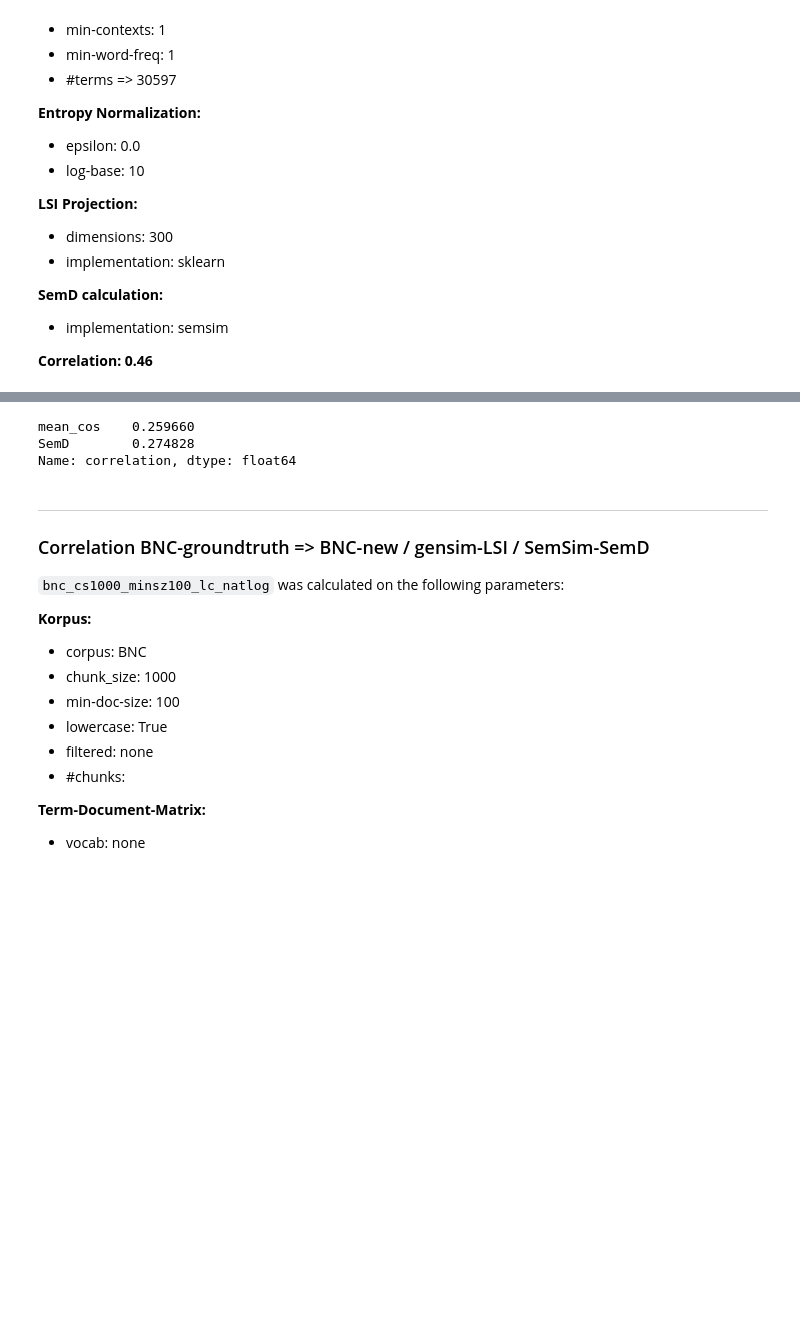
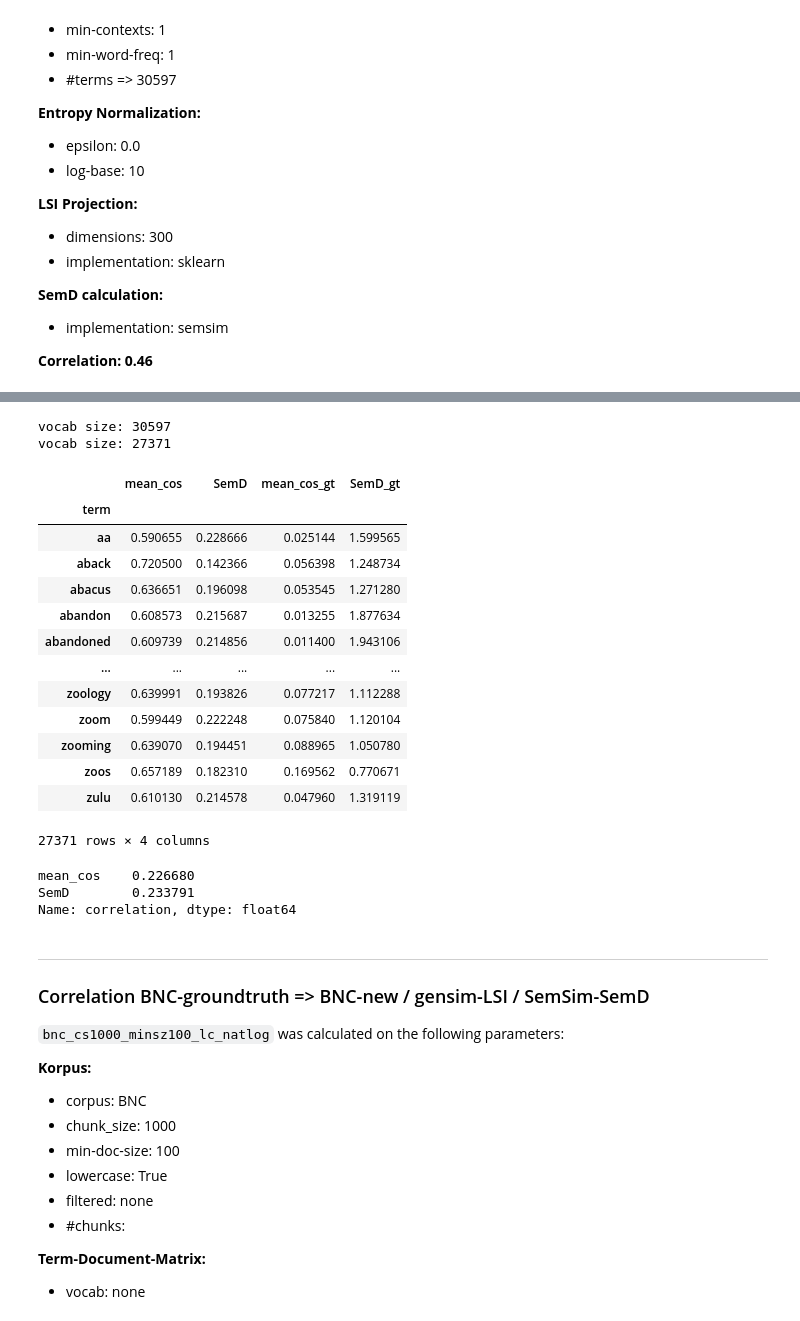
Before and after one commit to andifunke/semsim, a Jupyter notebook: notebooks/Compare_SemD_values.ipynb, the cells around one changed output, grey strips where cells are left out. Saved outputs shown, nothing was run; the diff lists cells and outputs as text; code cells hidden in the pictures; blank space fills up the shorter version.

```diff
--- a/notebooks/Compare_SemD_values.ipynb
+++ b/notebooks/Compare_SemD_values.ipynb
@@ -200,13 +251,29 @@ Name: correlation, dtype: float64
 # %%
 semd_correlation(
     '../data/out/SemD/bnc_cs1000_lc_filtered',
-    'bnc_default.semd',
+    'bnc_cs1000_lc_filtered.semd',
     gt2,
 )
 # %% [output]
-mean_cos    0.259660
-SemD        0.274828
-Name: correlation, dtype: float64
+vocab size: 30597
+vocab size: 27371
+|  | mean_cos | SemD | mean_cos_gt | SemD_gt |
+| term |  |  |  |  |
+| aa | 0.590655 | 0.228666 | 0.025144 | 1.599565 |
+| aback | 0.720500 | 0.142366 | 0.056398 | 1.248734 |
+| abacus | 0.636651 | 0.196098 | 0.053545 | 1.271280 |
+| abandon | 0.608573 | 0.215687 | 0.013255 | 1.877634 |
+| abandoned | 0.609739 | 0.214856 | 0.011400 | 1.943106 |
+| ... | ... | ... | ... | ... |
+| zoology | 0.639991 | 0.193826 | 0.077217 | 1.112288 |
+| zoom | 0.599449 | 0.222248 | 0.075840 | 1.120104 |
+| zooming | 0.639070 | 0.194451 | 0.088965 | 1.050780 |
+| zoos | 0.657189 | 0.182310 | 0.169562 | 0.770671 |
+| zulu | 0.610130 | 0.214578 | 0.047960 | 1.319119 |
+27371 rows × 4 columns
+mean_cos    0.226680
+SemD        0.233791
+Name: correlation, dtype: float64
 # %% [markdown]
 ----
 
```
Also changed, not shown: parts of 7 cells of this notebook, 1 other file.
